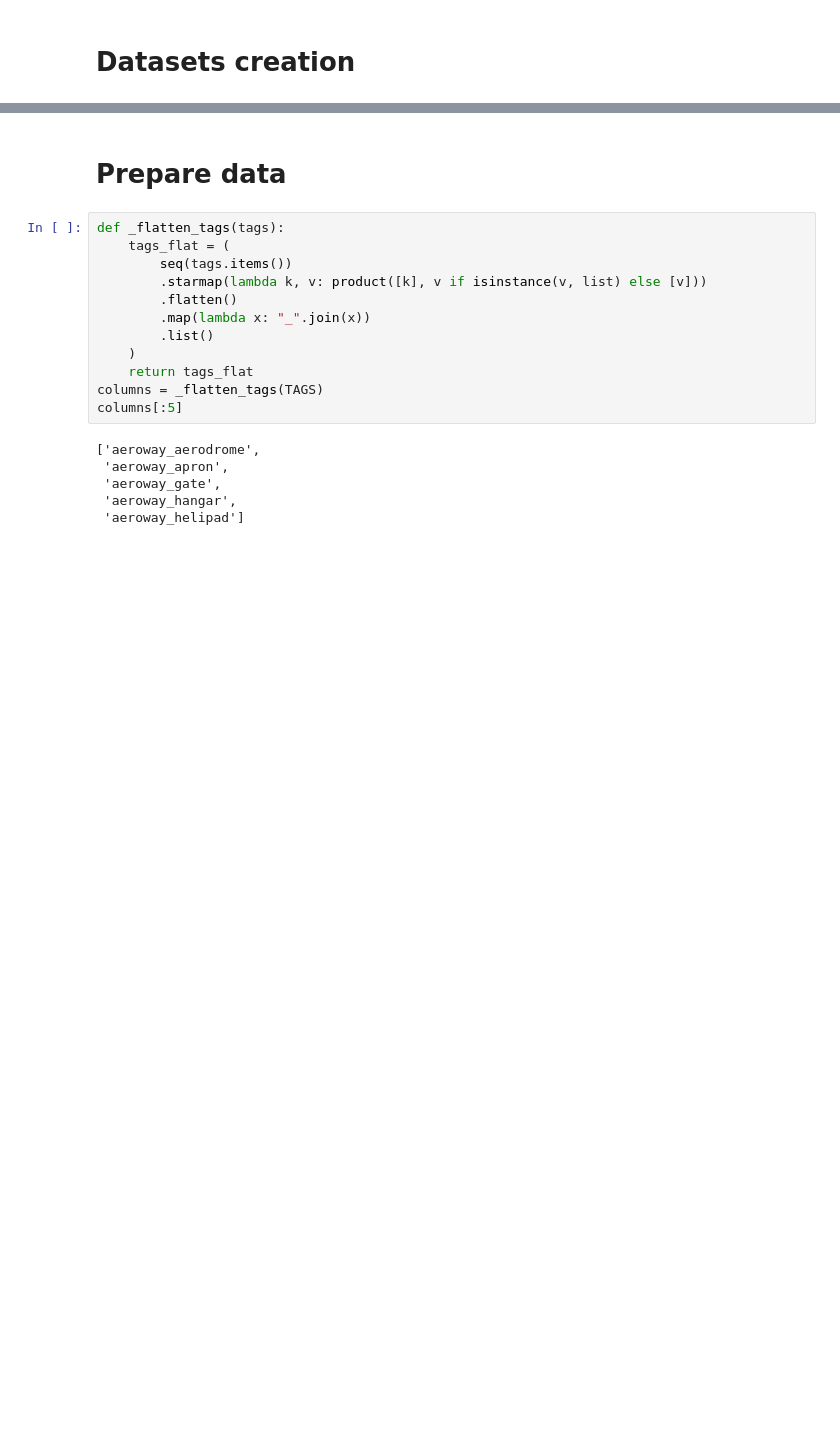
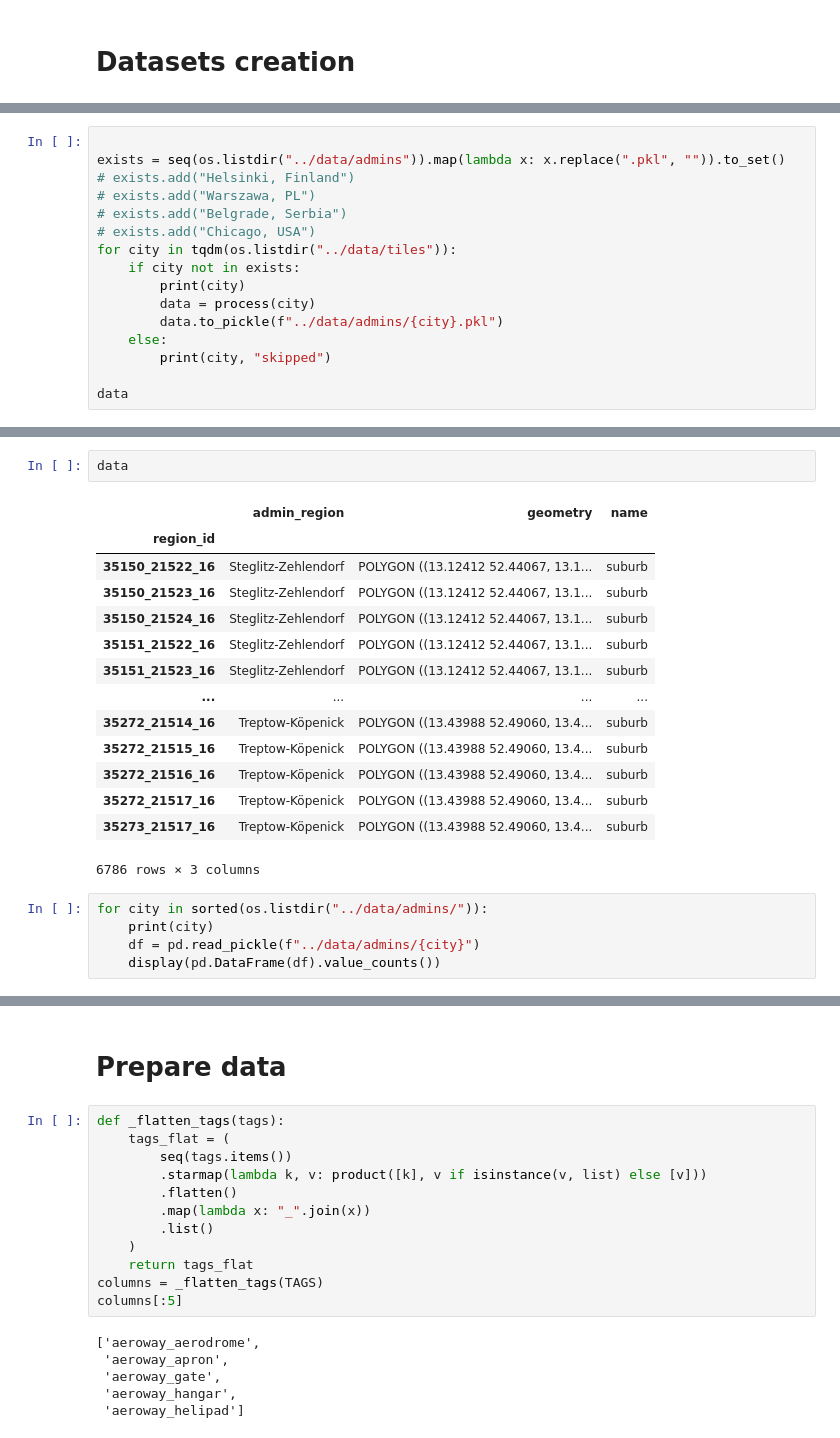
Before and after one commit to kraina-ai/map_diffusion, a Jupyter notebook: workflow_raster/3.hf_dataset.ipynb, the cells around one changed output, grey strips where cells are left out. Saved outputs shown, nothing was run; the diff lists cells and outputs as text; blank space fills up the shorter version.

```diff
--- a/workflow_raster/3.hf_dataset.ipynb
+++ b/workflow_raster/3.hf_dataset.ipynb
@@ -14,0 +100,16 @@ from map_generation.osm_dataset import TextToImageDataset
+# %%
+
+exists = seq(os.listdir("../data/admins")).map(lambda x: x.replace(".pkl", "")).to_set()
+# exists.add("Helsinki, Finland")
+# exists.add("Warszawa, PL")
+# exists.add("Belgrade, Serbia")
+# exists.add("Chicago, USA")
+for city in tqdm(os.listdir("../data/tiles")):
+    if city not in exists:
+        print(city)
+        data = process(city)
+        data.to_pickle(f"../data/admins/{city}.pkl")
+    else:
+        print(city, "skipped")
+
+data
@@ -14,0 +207,22 @@ from map_generation.osm_dataset import TextToImageDataset
+# %%
+data
+# %% [output]
+|  | admin_region | geometry | name |
+| region_id |  |  |  |
+| 35150_21522_16 | Steglitz-Zehlendorf | POLYGON ((13.12412 52.44067, 13.1... | suburb |
+| 35150_21523_16 | Steglitz-Zehlendorf | POLYGON ((13.12412 52.44067, 13.1... | suburb |
+| 35150_21524_16 | Steglitz-Zehlendorf | POLYGON ((13.12412 52.44067, 13.1... | suburb |
+| 35151_21522_16 | Steglitz-Zehlendorf | POLYGON ((13.12412 52.44067, 13.1... | suburb |
+| 35151_21523_16 | Steglitz-Zehlendorf | POLYGON ((13.12412 52.44067, 13.1... | suburb |
+| ... | ... | ... | ... |
+| 35272_21514_16 | Treptow-Köpenick | POLYGON ((13.43988 52.49060, 13.4... | suburb |
+| 35272_21515_16 | Treptow-Köpenick | POLYGON ((13.43988 52.49060, 13.4... | suburb |
+| 35272_21516_16 | Treptow-Köpenick | POLYGON ((13.43988 52.49060, 13.4... | suburb |
+| 35272_21517_16 | Treptow-Köpenick | POLYGON ((13.43988 52.49060, 13.4... | suburb |
+| 35273_21517_16 | Treptow-Köpenick | POLYGON ((13.43988 52.49060, 13.4... | suburb |
+6786 rows × 3 columns
+# %%
+for city in sorted(os.listdir("../data/admins/")):
+    print(city)
+    df = pd.read_pickle(f"../data/admins/{city}")
+    display(pd.DataFrame(df).value_counts())
```
Also changed, not shown: parts of 14 cells of this notebook, 6 other files.
